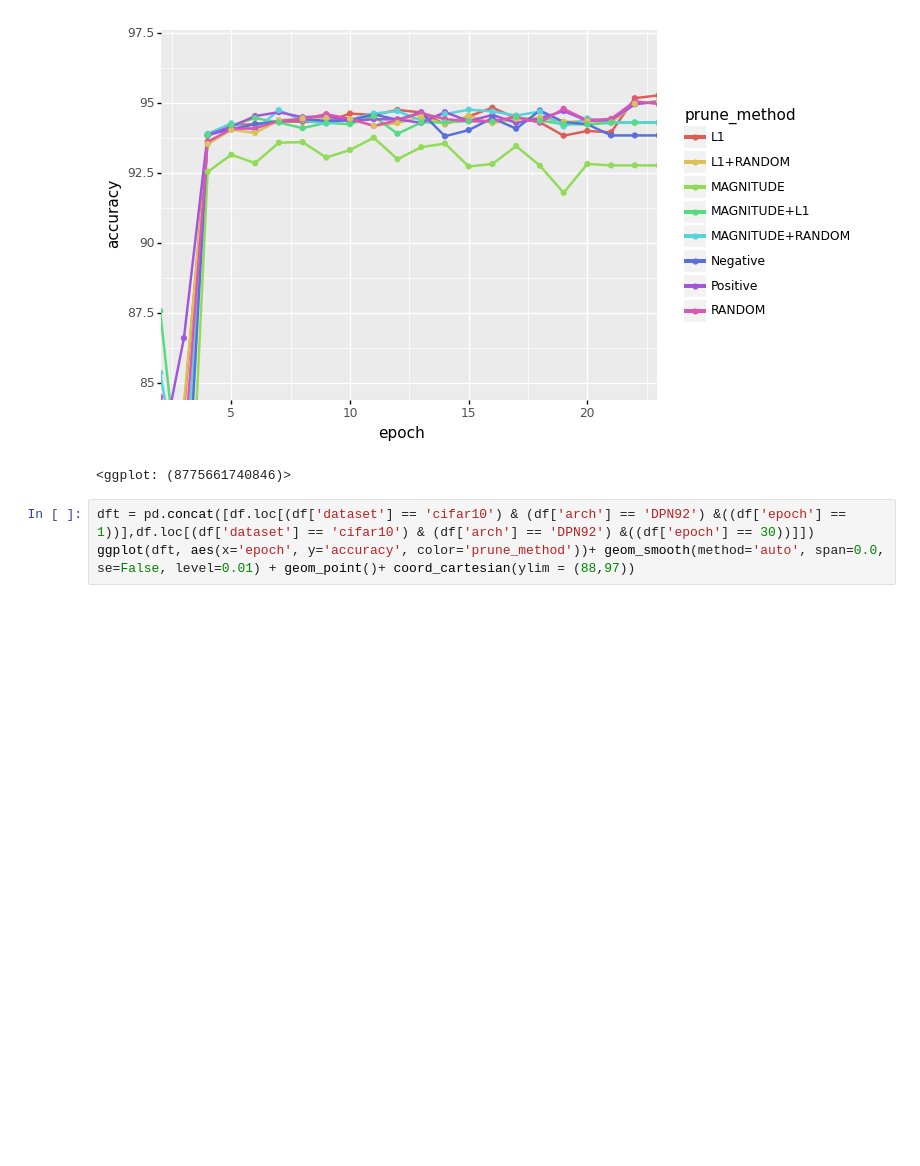
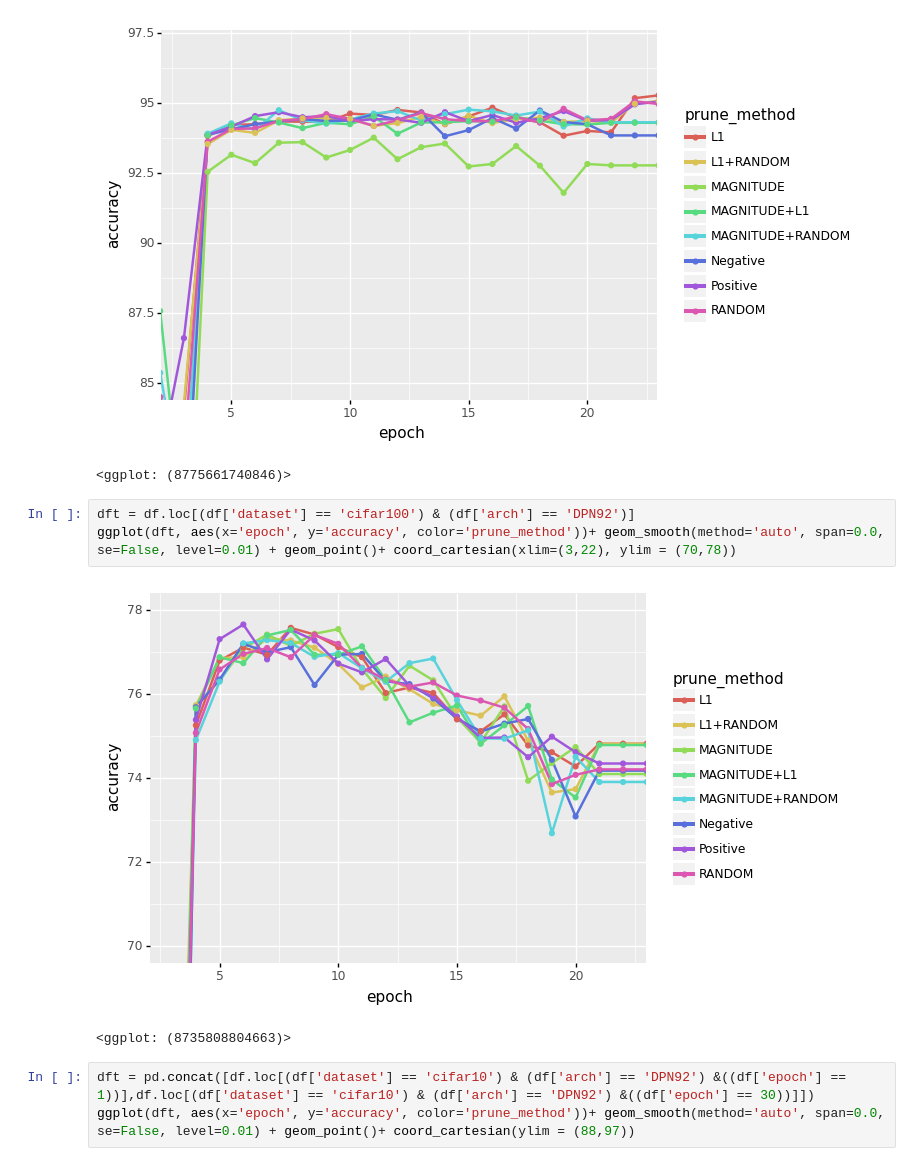
Before and after one commit to spacemanidol/GameTheoreticPruning, a Jupyter notebook: results/make_plots.ipynb, the cells around one changed output. Cells and saved outputs as stored; diff of their text form; blank space fills up the shorter version.

Commit message:
updating ppt and making plots

```diff
--- a/results/make_plots.ipynb
+++ b/results/make_plots.ipynb
@@ -77,6 +120,12 @@ ggplot(dft, aes(x='epoch', y='accuracy', color='prune_method'))+ geom_smooth(met
 # %% [output]
 [figure]
 <ggplot: (8775661740846)>
+# %%
+dft = df.loc[(df['dataset'] == 'cifar100') & (df['arch'] == 'DPN92')]
+ggplot(dft, aes(x='epoch', y='accuracy', color='prune_method'))+ geom_smooth(method='auto', span=0.0, se=False, level=0.01) + geom_point()+ coord_cartesian(xlim=(3,22), ylim = (70,78))
+# %% [output]
+[figure, added]
+<ggplot: (8735808804663)>
 # %%
 dft = pd.concat([df.loc[(df['dataset'] == 'cifar10') & (df['arch'] == 'DPN92') &((df['epoch'] == 1))],df.loc[(df['dataset'] == 'cifar10') & (df['arch'] == 'DPN92') &((df['epoch'] == 30))]])
 ggplot(dft, aes(x='epoch', y='accuracy', color='prune_method'))+ geom_smooth(method='auto', span=0.0, se=False, level=0.01) + geom_point()+ coord_cartesian(ylim = (88,97))
```
Also changed, not shown: parts of 3 cells of this notebook, 4 other files.
